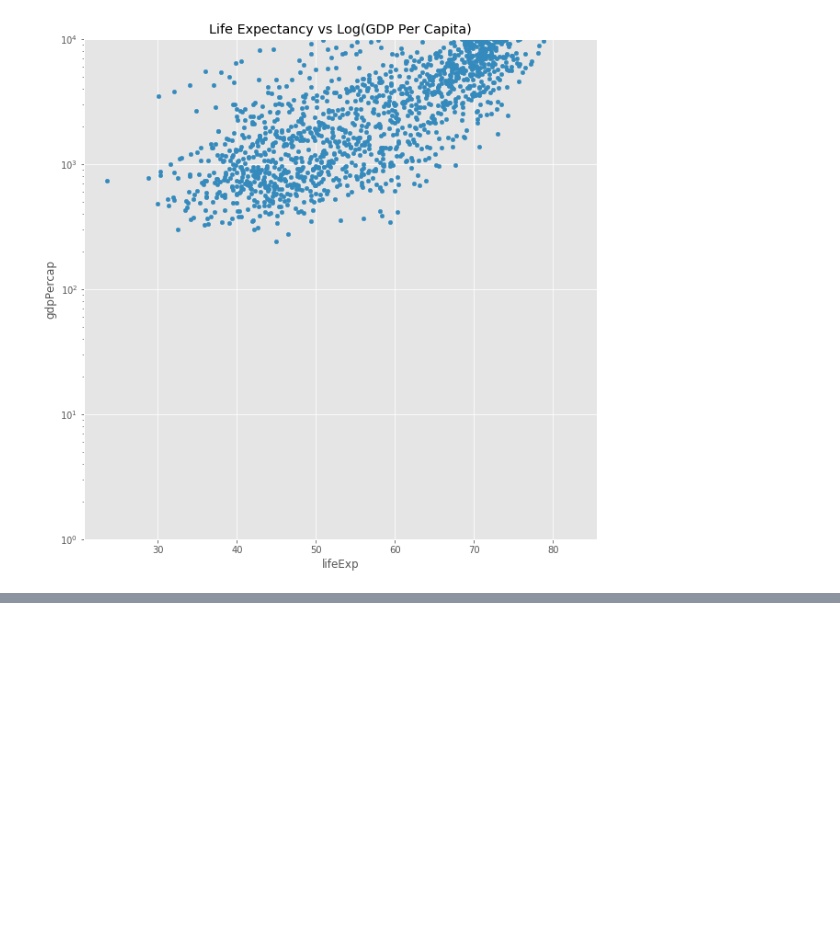
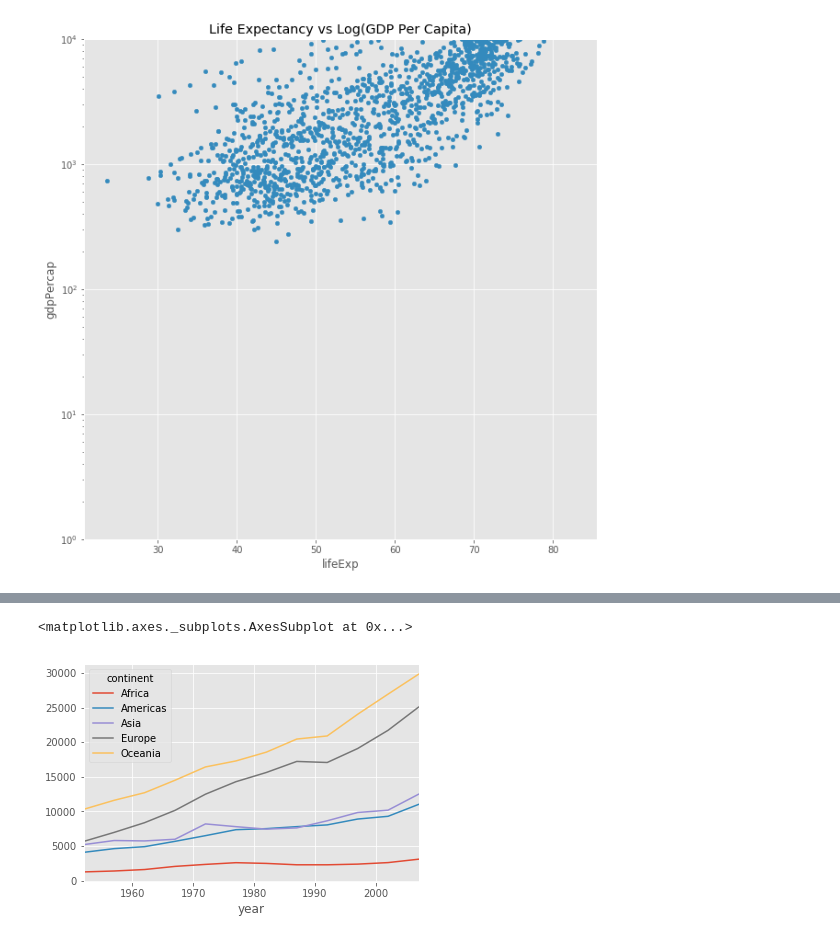
Before and after one commit to jeremy9959/Carpentries, a Jupyter notebook: 2020-01-13/class/PythonWorkshop.ipynb, the cells around one changed output, grey strips where cells are left out. Cells and saved outputs as stored; diff of their text form; code cells hidden in the pictures; blank space fills up the shorter version.

```diff
--- a/2020-01-13/class/PythonWorkshop.ipynb
+++ b/2020-01-13/class/PythonWorkshop.ipynb
@@ -810,0 +871,5 @@ plt.savefig('LifeExpectancyvsLogGDPPlot.png')
+# %%
+mean_gdp_by_continent.T.plot()
+# %% [output]
+<matplotlib.axes._subplots.AxesSubplot at 0x...>
+[figure, added]
```
Also changed, not shown: parts of 139 cells of this notebook, 14 other files.
